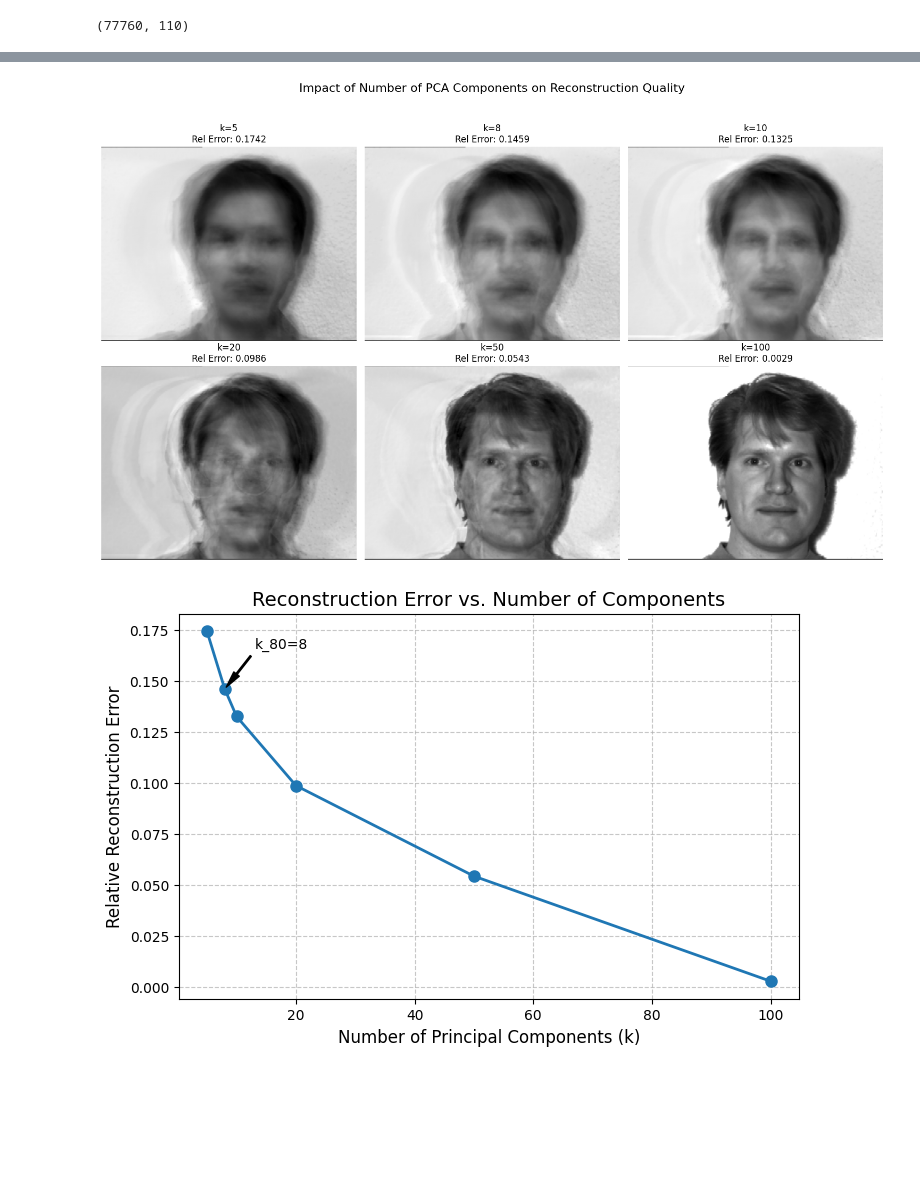
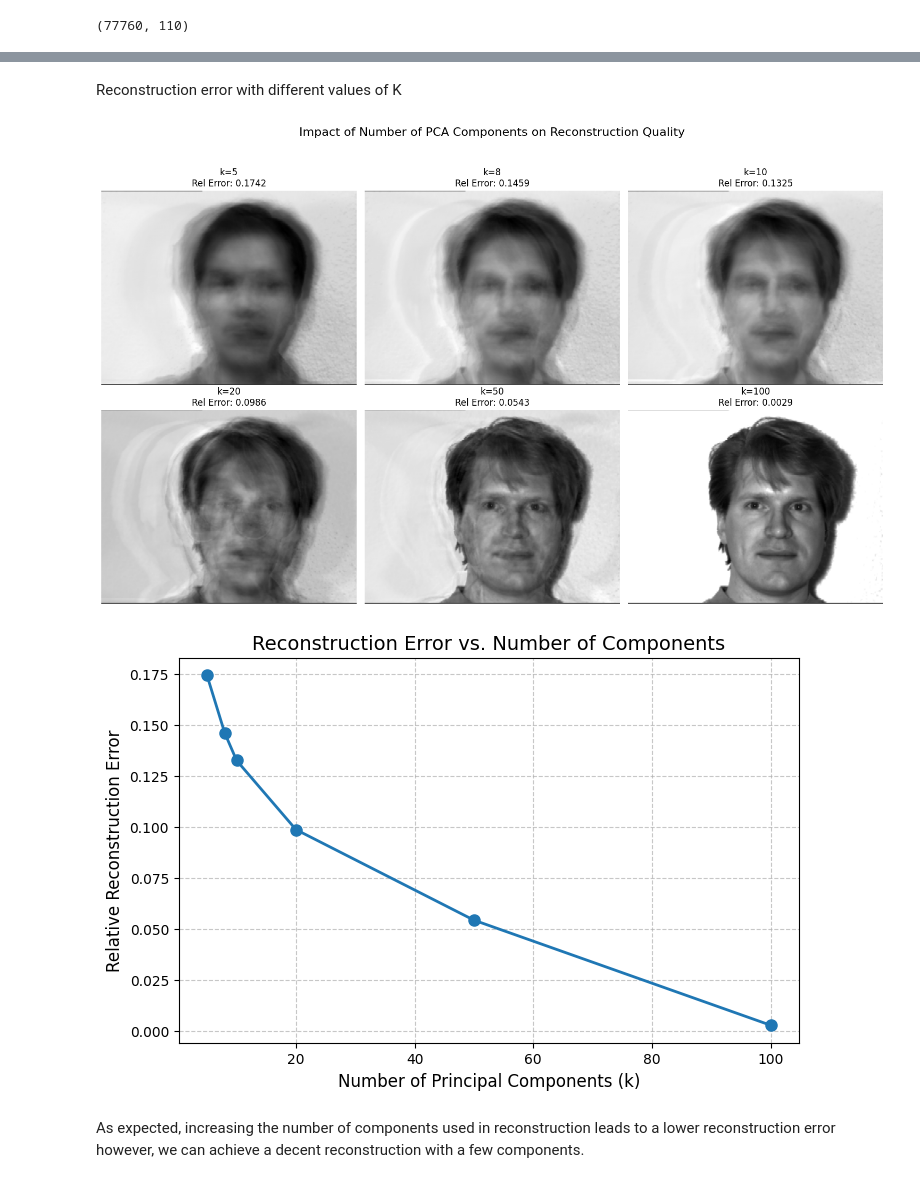
Before and after one commit to Vedant2100/s26, a Jupyter notebook: EE_243/A-1/Problem3/Problem3.ipynb, the cells around one changed output, grey strips where cells are left out. Drawn from its saved outputs; the diff is of its cells as text; code cells hidden in the pictures; blank space fills up the shorter version.

```diff
--- a/EE_243/A-1/Problem3/Problem3.ipynb
+++ b/EE_243/A-1/Problem3/Problem3.ipynb
@@ -2,10 +22,9 @@
 import os
 import numpy as np
 import matplotlib.pyplot as plt
-from PIL import Image
+import cv2
 from sklearn.cluster import KMeans
 import glob
-
 
 !curl -L -o pca_face_images.zip "https://www.dropbox.com/s/0g15mi9czdbcqfy/pca_face_images.zip?dl=1"
 !unzip -o -q pca_face_images.zip -d data
@@ -23,13 +42,11 @@ if not image_files:
 
 print(f"Found {len(image_files)} images.")
 
-sample_img = np.array(Image.open(image_files[0]).convert('L'))
+sample_img = cv2.imread(image_files[0], cv2.IMREAD_GRAYSCALE)
 h, w = sample_img.shape
 d = h * w
 N = len(image_files)
-
 print(f"Image dimensions: {h}x{w} (d={d})")
-print(f"Number of images: {N}")
 # %% [output]
   % Total    % Received % Xferd  Average Speed   Time    Time     Time  Current
                                  Dload  Upload   Total   Spent    Left  Speed
@@ -43,9 +61,10 @@ Number of images: 110
 # %%
 X_raw = np.zeros((d, N))
 for i, f in enumerate(image_files):
-    img = Image.open(f).convert('L')
-    img = img.resize((w, h))
-    X_raw[:, i] = np.array(img).flatten()
+    img = cv2.imread(f, cv2.IMREAD_GRAYSCALE)
+    img = cv2.resize(img, (w, h))
+    X_raw[:, i] = img.flatten()
+
 
 mean_image = np.mean(X_raw, axis=1, keepdims=True)
 X_zero_mean = X_raw - mean_image
@@ -134,33 +148,34 @@ Relative Frobenius Error: 0.1459
 [figure]
+# %% [markdown]
+Reconstruction error with different values of K
 # %%
 k_values = sorted([5, 10, 20, 50, k_80, 100])
 errors = []
 
 plt.figure(figsize=(15, 10))
 for i, k in enumerate(k_values):
     X_rec, _ = reconstruct_images(X_zero_mean, eigenvectors, mean_image, k)
     err = np.linalg.norm(X_raw - X_rec, 'fro') / np.linalg.norm(X_raw, 'fro')
     errors.append(err)
     plt.subplot(2, 3, i + 1)
     plt.imshow(X_rec[:, 0].reshape(h, w), cmap='gray')
     plt.title(f"k={k}\nRel Error: {err:.4f}")
     plt.axis('off')
 
 plt.suptitle("Impact of Number of PCA Components on Reconstruction Quality", fontsize=16)
 plt.tight_layout(rect=[0, 0.03, 1, 0.95])
 plt.show()
 
 plt.figure(figsize=(8, 5))
 plt.plot(k_values, errors, 'o-', linewidth=2, markersize=8)
 plt.xlabel("Number of Principal Components (k)", fontsize=12)
 plt.ylabel("Relative Reconstruction Error", fontsize=12)
 plt.title("Reconstruction Error vs. Number of Components", fontsize=14)
 plt.grid(True, which='both', linestyle='--', alpha=0.7)
-plt.annotate(f'k_80={k_80}', xy=(k_80, errors[k_values.index(k_80)]),
-             xytext=(k_80+5, errors[k_values.index(k_80)]+0.02),
-             arrowprops=dict(facecolor='black', shrink=0.05, width=1, headwidth=5))
 plt.show()
 # %% [output]
 [figure]
-[figure, old version]
+[figure, new version]
+# %% [markdown]
+As expected, increasing the number of components used in reconstruction leads to a lower reconstruction error however, we can achieve a decent reconstruction with a few components.
 # %%
```
Also changed, not shown: parts of 11 cells of this notebook, 2 other files.
